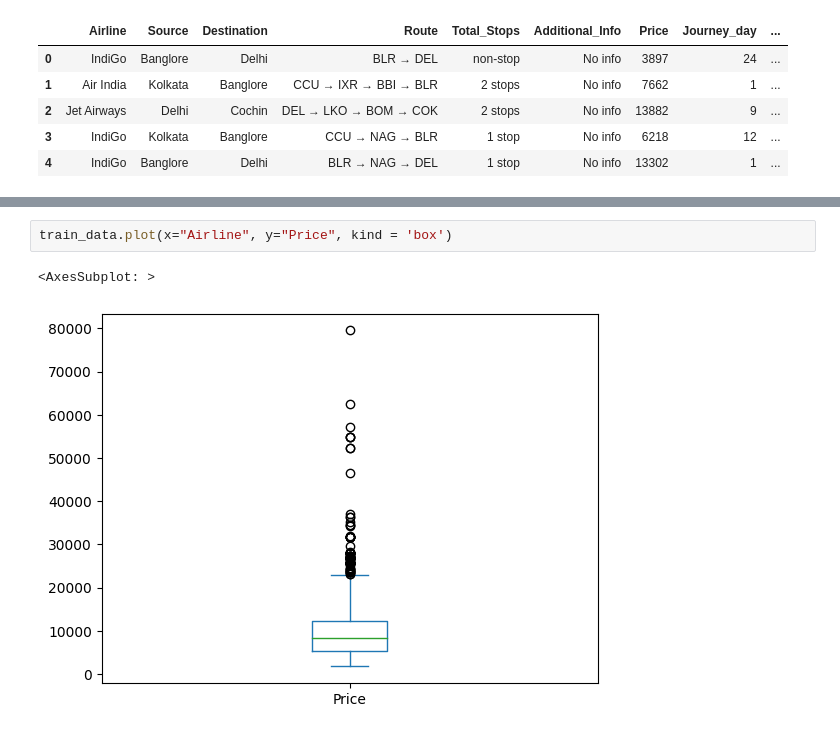
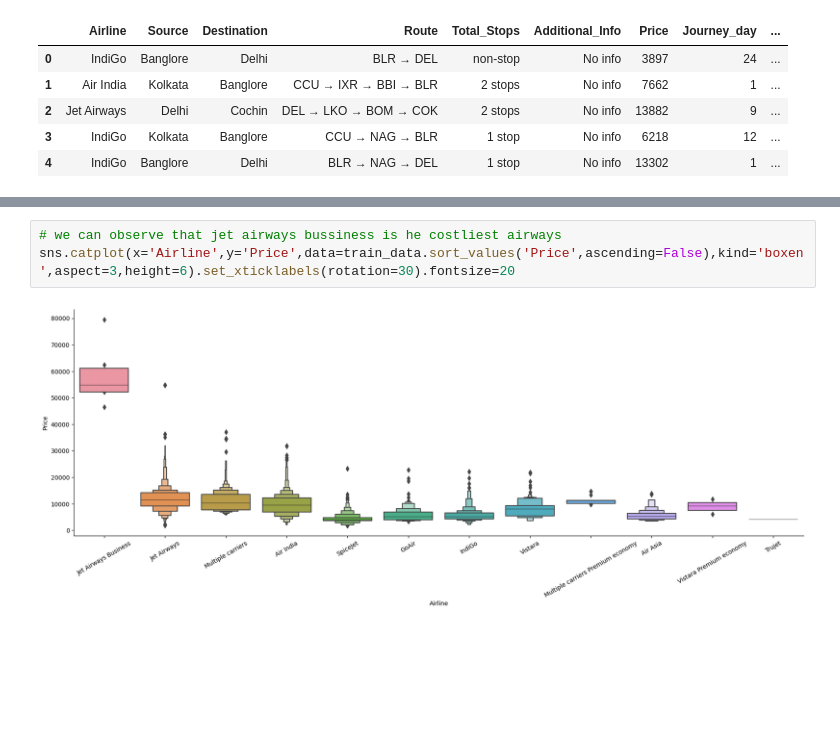
Before and after one commit to harytha6/Data-Pipelines, a Jupyter notebook: Flight-Price-Prediction/Flight-Price-Prediction.ipynb, the cells around one changed output, grey strips where cells are left out. Drawn from its saved outputs; the diff is of its cells as text; blank space fills up the shorter version.

```diff
--- a/Flight-Price-Prediction/Flight-Price-Prediction.ipynb
+++ b/Flight-Price-Prediction/Flight-Price-Prediction.ipynb
@@ -194,5 +154,5 @@ cat_totals.plot(kind="bar", fontsize=10)
-# %%
-train_data.plot(x="Airline", y="Price", kind = 'box')
-# %% [output]
-<AxesSubplot: >
-[figure, removed]
+# %%
+# we can observe that jet airways bussiness is he costliest airways
+sns.catplot(x='Airline',y='Price',data=train_data.sort_values('Price',ascending=False),kind='boxen',aspect=3,height=6).set_xticklabels(rotation=30).fontsize=20
+# %% [output]
+[figure, added]
```
Also changed, not shown: parts of 7 cells of this notebook.
